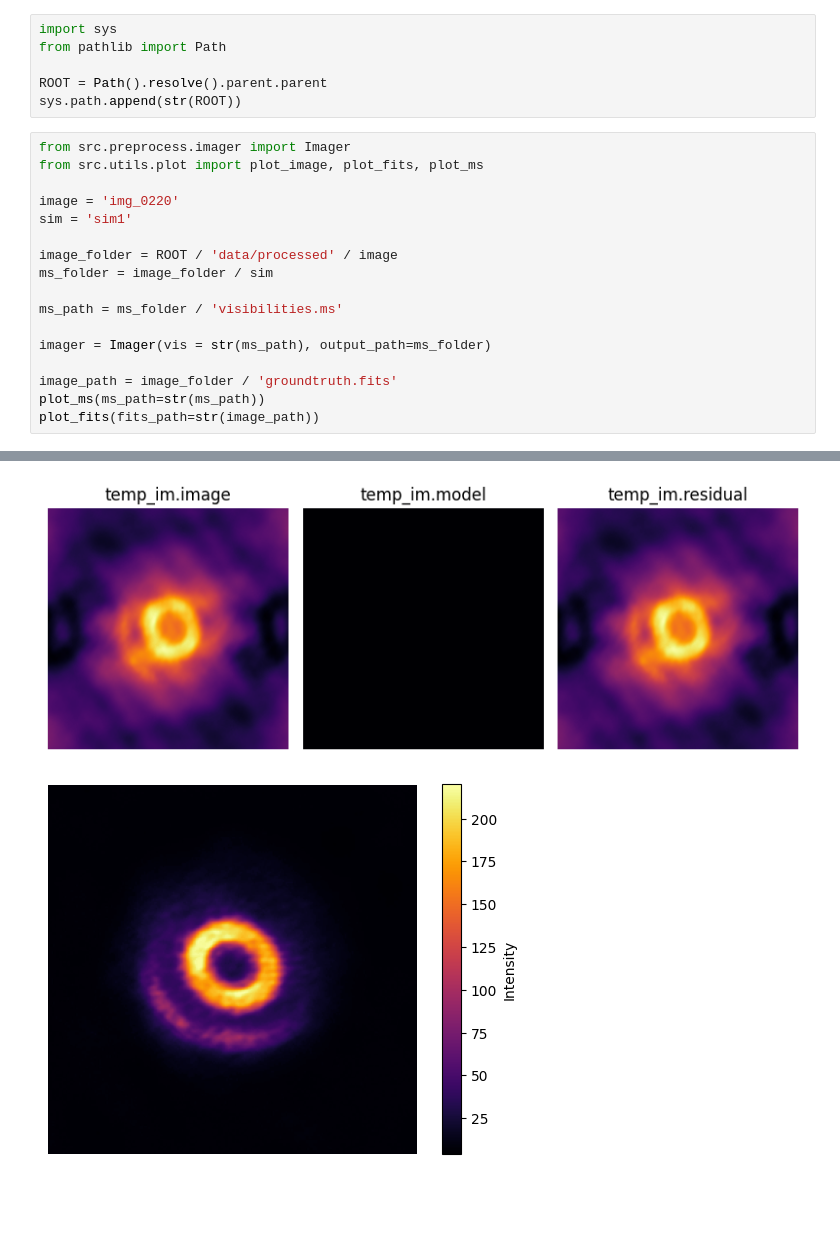
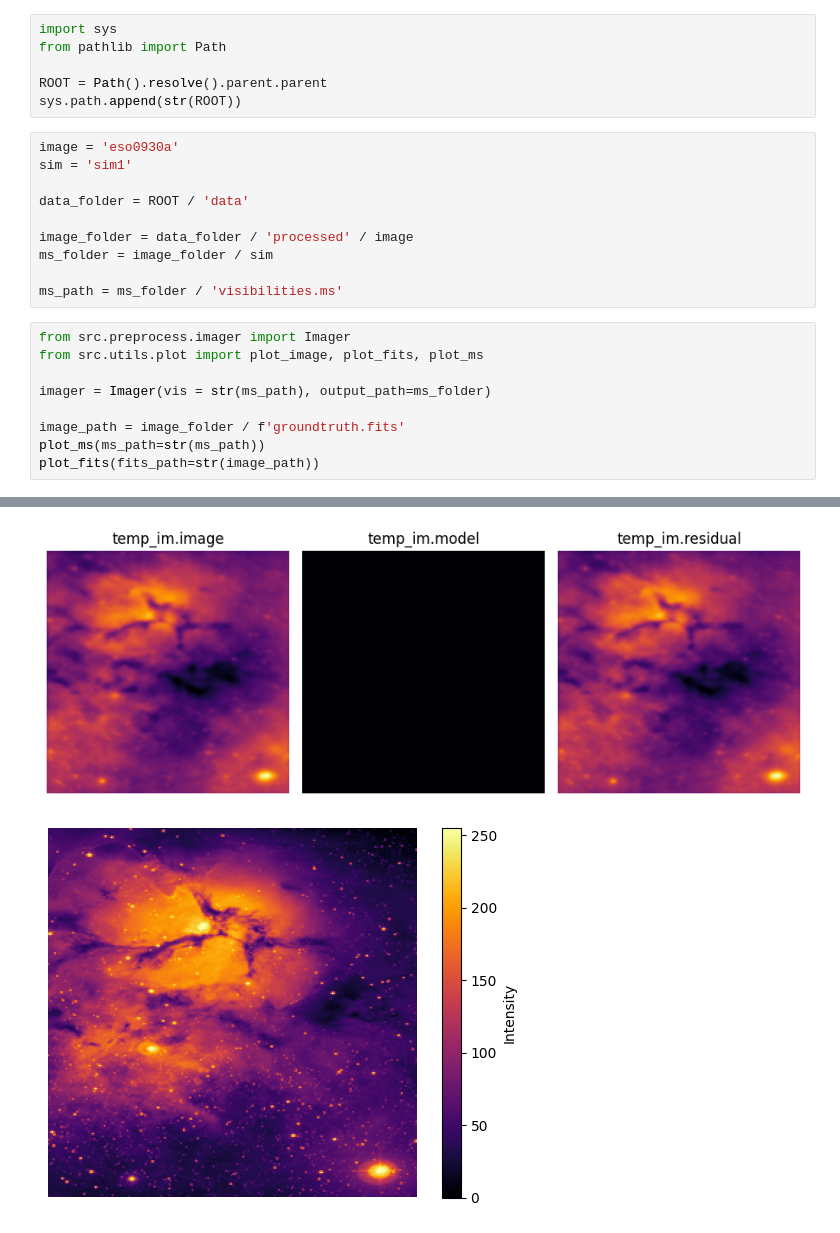
Before and after one commit to Luis-Valenzuela-Concha/AQuaRRAI, a Jupyter notebook: notebooks/preprocess_examples/example_imager.ipynb, the cells around one changed output, grey strips where cells are left out. Saved outputs shown, nothing was run; the diff lists cells and outputs as text; blank space fills up the shorter version.

```diff
--- a/notebooks/preprocess_examples/example_imager.ipynb
+++ b/notebooks/preprocess_examples/example_imager.ipynb
@@ -4,21 +4,23 @@ from pathlib import Path
 
 ROOT = Path().resolve().parent.parent
 sys.path.append(str(ROOT))
+# %%
+image = 'eso0930a'
+sim = 'sim1'
+
+data_folder = ROOT / 'data'
+
+image_folder = data_folder / 'processed' / image
+ms_folder = image_folder / sim
+
+ms_path = ms_folder / 'visibilities.ms'
 # %%
 from src.preprocess.imager import Imager
 from src.utils.plot import plot_image, plot_fits, plot_ms
 
-image = 'img_0220'
-sim = 'sim1'
-
-image_folder = ROOT / 'data/processed' / image
-ms_folder = image_folder / sim
-
-ms_path = ms_folder / 'visibilities.ms'
-
 imager = Imager(vis = str(ms_path), output_path=ms_folder)
 
-image_path = image_folder / 'groundtruth.fits'
+image_path = image_folder / f'groundtruth.fits'
 plot_ms(ms_path=str(ms_path))
 plot_fits(fits_path=str(image_path))
 # %% [output]
@@ -26,3 +28,3 @@ plot_fits(fits_path=str(image_path))
-[figure, old version]
+[figure, new version]
-[figure, old version]
+[figure, new version]
 # %%
```
Also changed, not shown: parts of 6 cells of this notebook, 31 other files.
